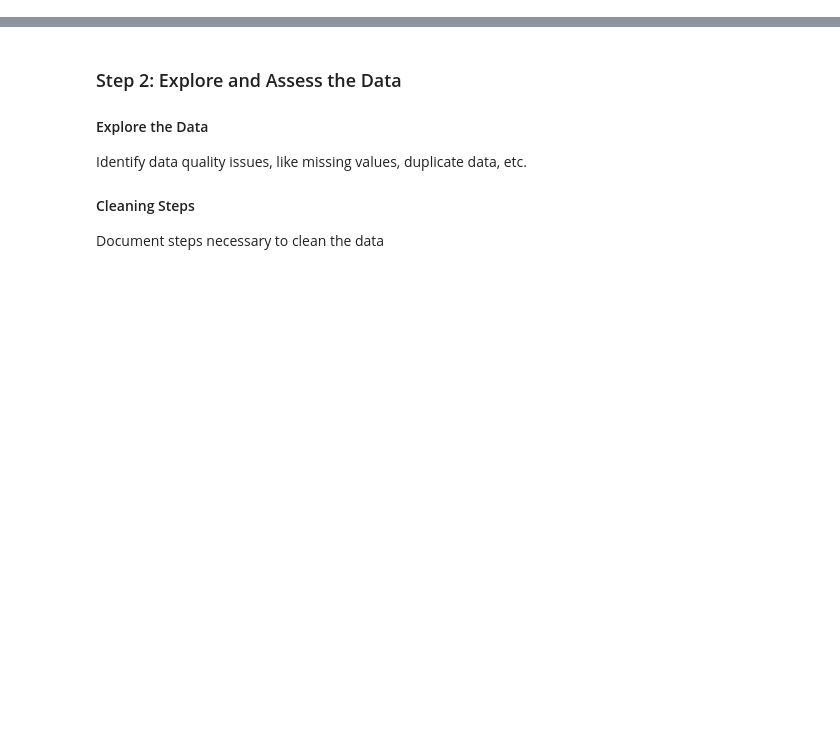
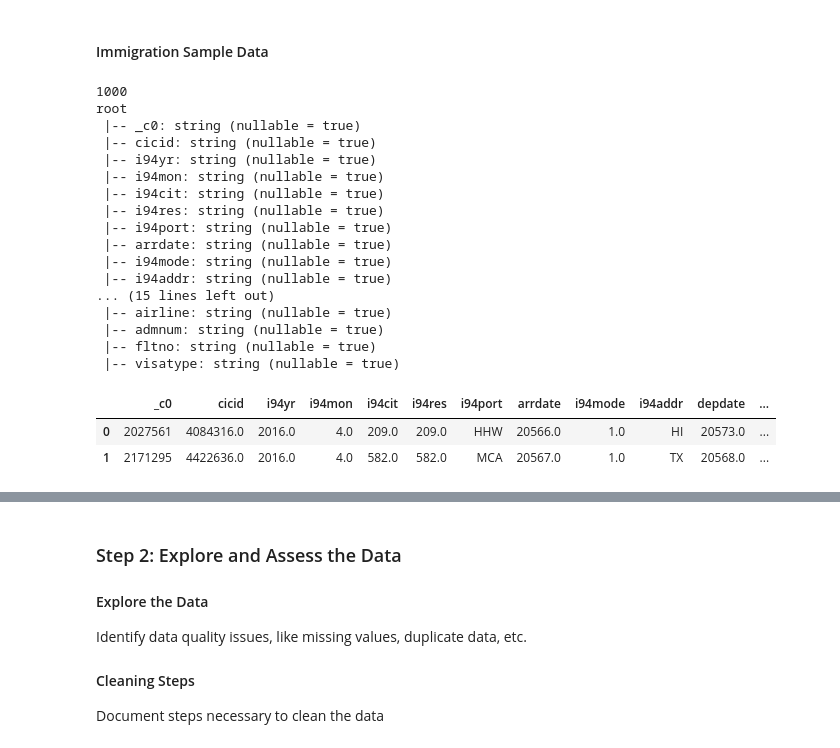
Before and after one commit to goldin2008/nd-data-engineering, a Jupyter notebook: capstone/Capstone Project Template.ipynb, the cells around one changed output, grey strips where cells are left out. Saved outputs shown, nothing was run; the diff lists cells and outputs as text; code cells hidden in the pictures; blank space fills up the shorter version.

```diff
--- a/capstone/Capstone Project Template.ipynb
+++ b/capstone/Capstone Project Template.ipynb
@@ -68,0 +154,29 @@ imm_data.limit(10).toPandas()
+# %% [markdown]
+#### Immigration Sample Data
+# %%
+immigration_df = spark.read.csv("../workspace/immigration_data_sample.csv",
+                                header = True)
+print(immigration_df.count())
+immigration_df.printSchema()
+immigration_df.limit(2).toPandas()
+# %% [output]
+1000
+root
+ |-- _c0: string (nullable = true)
+ |-- cicid: string (nullable = true)
+ |-- i94yr: string (nullable = true)
+ |-- i94mon: string (nullable = true)
+ |-- i94cit: string (nullable = true)
+ |-- i94res: string (nullable = true)
+ |-- i94port: string (nullable = true)
+ |-- arrdate: string (nullable = true)
+ |-- i94mode: string (nullable = true)
+ |-- i94addr: string (nullable = true)
+... (15 lines left out)
+ |-- airline: string (nullable = true)
+ |-- admnum: string (nullable = true)
+ |-- fltno: string (nullable = true)
+ |-- visatype: string (nullable = true)
+|  | _c0 | cicid | i94yr | i94mon | i94cit | i94res | i94port | arrdate | i94mode | i94addr | depdate | ... |
+| 0 | 2027561 | 4084316.0 | 2016.0 | 4.0 | 209.0 | 209.0 | HHW | 20566.0 | 1.0 | HI | 20573.0 | ... |
+| 1 | 2171295 | 4422636.0 | 2016.0 | 4.0 | 582.0 | 582.0 | MCA | 20567.0 | 1.0 | TX | 20568.0 | ... |
```
Also changed, not shown: parts of 52 cells of this notebook, 11 other files.
